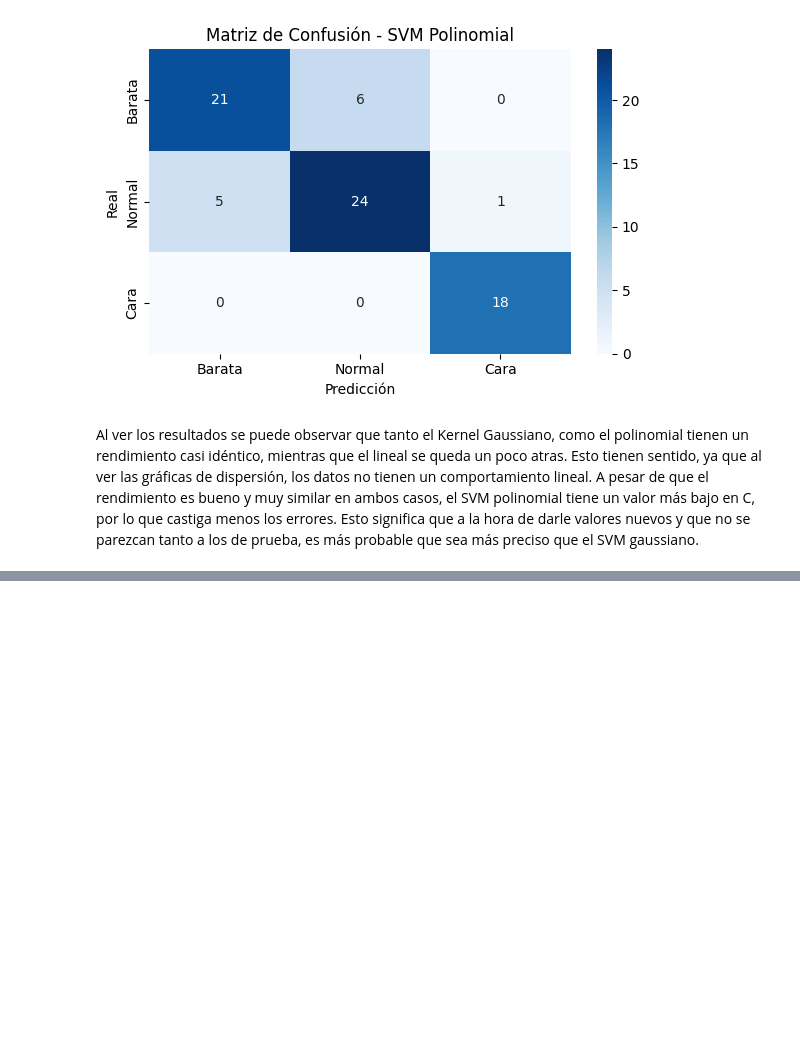
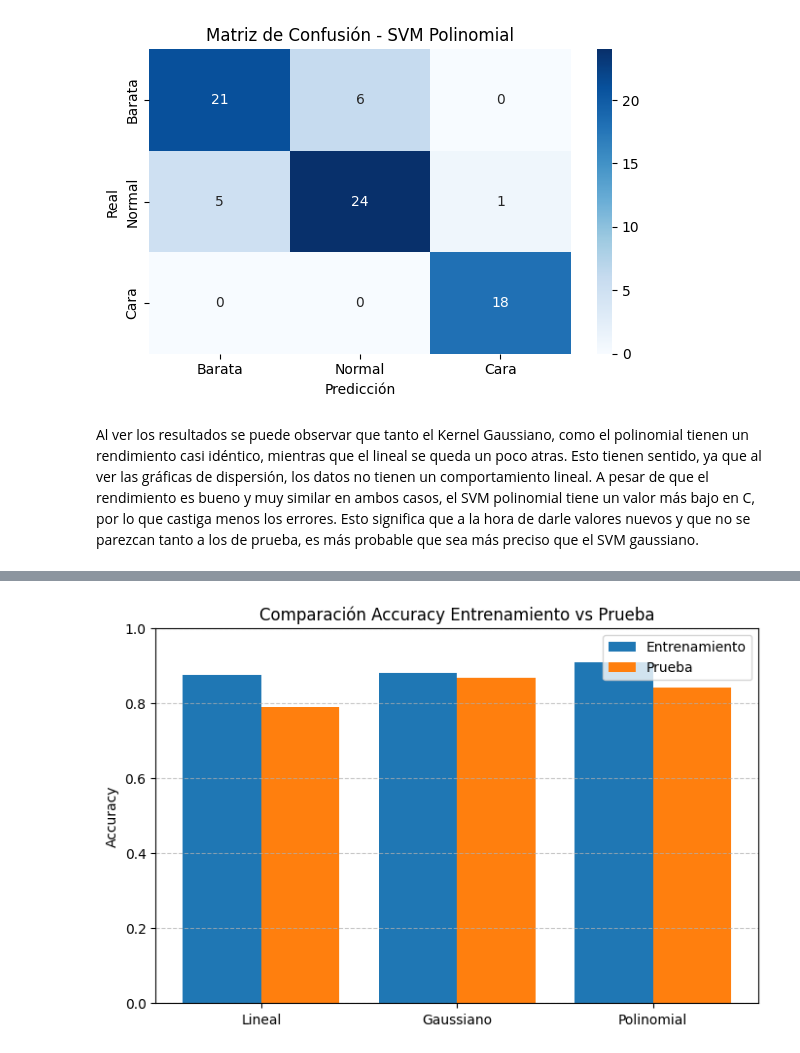
Before and after one commit to DiegoGarV/HDT8-DM, a Jupyter notebook: SVM.ipynb, the cells around one changed output, grey strips where cells are left out. Saved outputs shown, nothing was run; the diff lists cells and outputs as text; code cells hidden in the pictures; blank space fills up the shorter version.

```diff
--- a/SVM.ipynb
+++ b/SVM.ipynb
@@ -294,0 +307,21 @@ Al ver los resultados se puede observar que tanto el Kernel Gaussiano, como el p
+# %%
+# Accuracy de prueba ya obtenidos
+accuracy_test = {
+    "Lineal": 0.7895,
+    "Gaussiano": 0.8684,
+    "Polinomial": 0.8421,
+}
+
+# Accuracy de entrenamiento que obtuviste
+accuracy_train = {
+    "Lineal": 0.8754,
+    "Gaussiano": 0.8822,
+    "Polinomial": 0.9091,
+}
+
+# Mostrar comparación
+for modelo in accuracy_train:
+    print(f"Modelo: {modelo}")
+    print(f" Accuracy Train: {accuracy_train[modelo]:.4f}")
+    print(f" Accuracy Test : {accuracy_test[modelo]:.4f}")
+    print("-" * 40)
@@ -294,0 +341,20 @@ Al ver los resultados se puede observar que tanto el Kernel Gaussiano, como el p
+# %%
+
+modelos = list(accuracy_train.keys())
+train_accs = list(accuracy_train.values())
+test_accs = list(accuracy_test.values())
+
+x = range(len(modelos))
+
+plt.figure(figsize=(8,5))
+plt.bar(x, train_accs, width=0.4, label="Entrenamiento", align="center")
+plt.bar([i + 0.4 for i in x], test_accs, width=0.4, label="Prueba", align="center")
+plt.xticks([i + 0.2 for i in x], modelos)
+plt.ylim(0, 1)
+plt.ylabel("Accuracy")
+plt.title("Comparación Accuracy Entrenamiento vs Prueba")
+plt.legend()
+plt.grid(axis="y", linestyle="--", alpha=0.7)
+plt.show()
+# %% [output]
+[figure, added]
```
Also changed, not shown: parts of 3 cells of this notebook.
